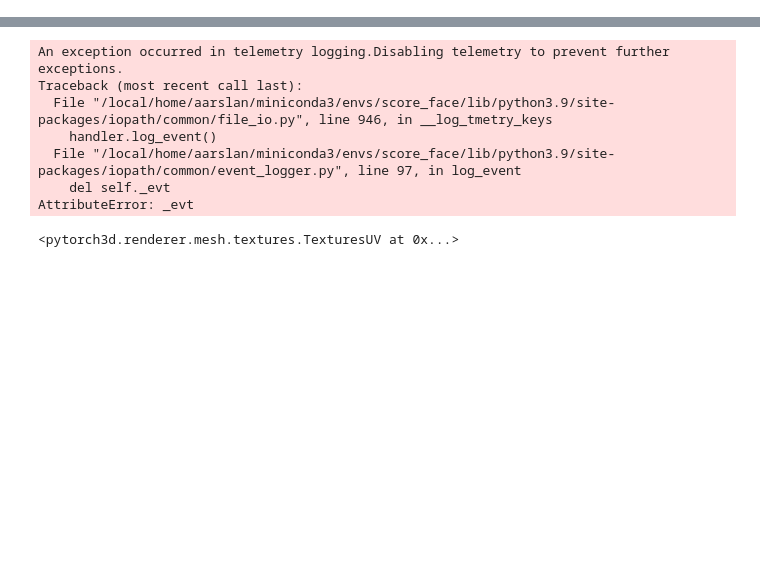
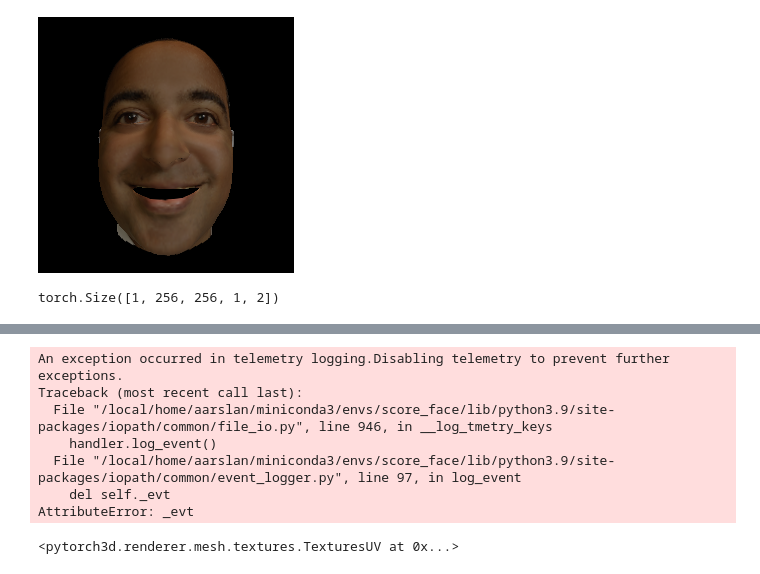
Before and after one commit to ardarslan/score-face, a Jupyter notebook: nbs/texture_test.ipynb, the cells around one changed output, grey strips where cells are left out. Saved outputs shown, nothing was run; the diff lists cells and outputs as text; code cells hidden in the pictures; blank space fills up the shorter version.

```diff
--- a/nbs/texture_test.ipynb
+++ b/nbs/texture_test.ipynb
@@ -0,0 +164,4 @@
+# %%
+Image.fromarray(face[0].permute(1, 2, 0).cpu().numpy().astype(np.uint8))
+# %% [output]
+[figure, added]
@@ -0,0 +172,4 @@
+# %%
+pixel_uvs.shape
+# %% [output]
+torch.Size([1, 256, 256, 1, 2])
```
Also changed, not shown: parts of 15 cells of this notebook, 3 other files.
